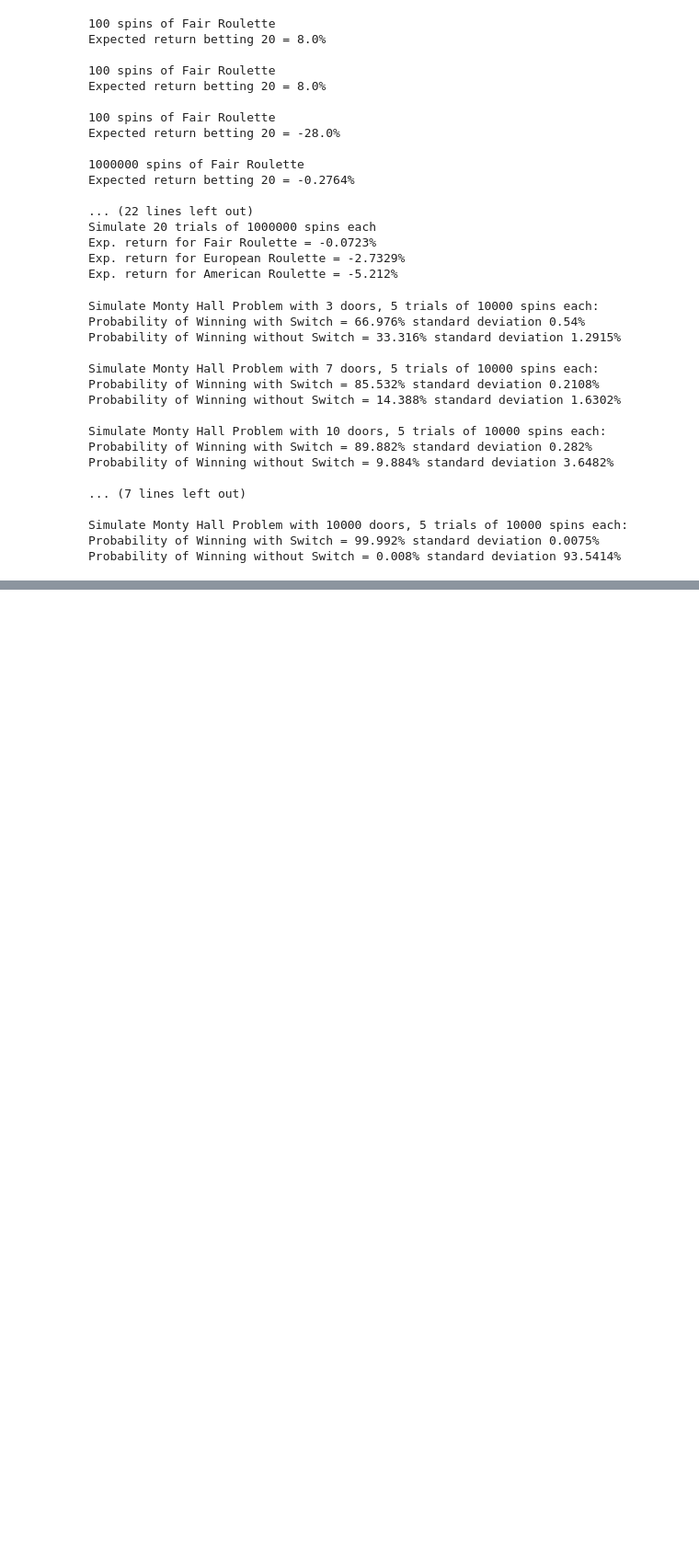
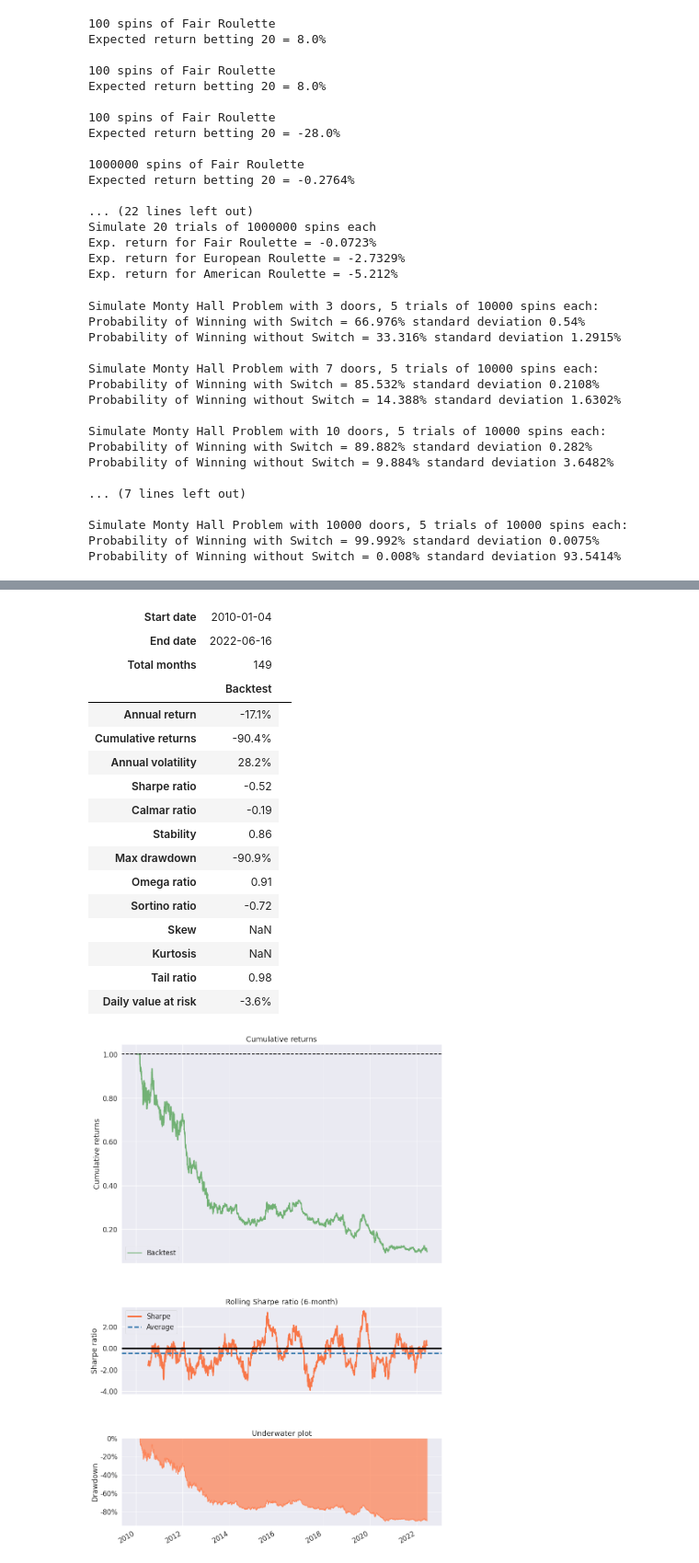
Before and after one commit to nikitaizmailov/monte_carlo_simulation, a Jupyter notebook: monte_carlo.ipynb, the cells around one changed output, grey strips where cells are left out. Shown at 92% size. Saved outputs shown, nothing was run; the diff lists cells and outputs as text; code cells hidden in the pictures; blank space fills up the shorter version.

```diff
--- a/monte_carlo.ipynb
+++ b/monte_carlo.ipynb
@@ -221,0 +370,22 @@ Probability of Winning without Switch = 0.008% standard deviation 93.5414%
+# %%
+# Analyze results
+pf.create_simple_tear_sheet(stock_df['strategy_returns'].diff())
+# %% [output]
+| Start date | 2010-01-04 |  |
+| End date | 2022-06-16 |  |
+| Total months | 149 |  |
+|  | Backtest |
+| Annual return | -17.1% |
+| Cumulative returns | -90.4% |
+| Annual volatility | 28.2% |
+| Sharpe ratio | -0.52 |
+| Calmar ratio | -0.19 |
+| Stability | 0.86 |
+| Max drawdown | -90.9% |
+| Omega ratio | 0.91 |
+| Sortino ratio | -0.72 |
+| Skew | NaN |
+| Kurtosis | NaN |
+| Tail ratio | 0.98 |
+| Daily value at risk | -3.6% |
+[figure, added]
```
Also changed, not shown: parts of 26 cells of this notebook.
